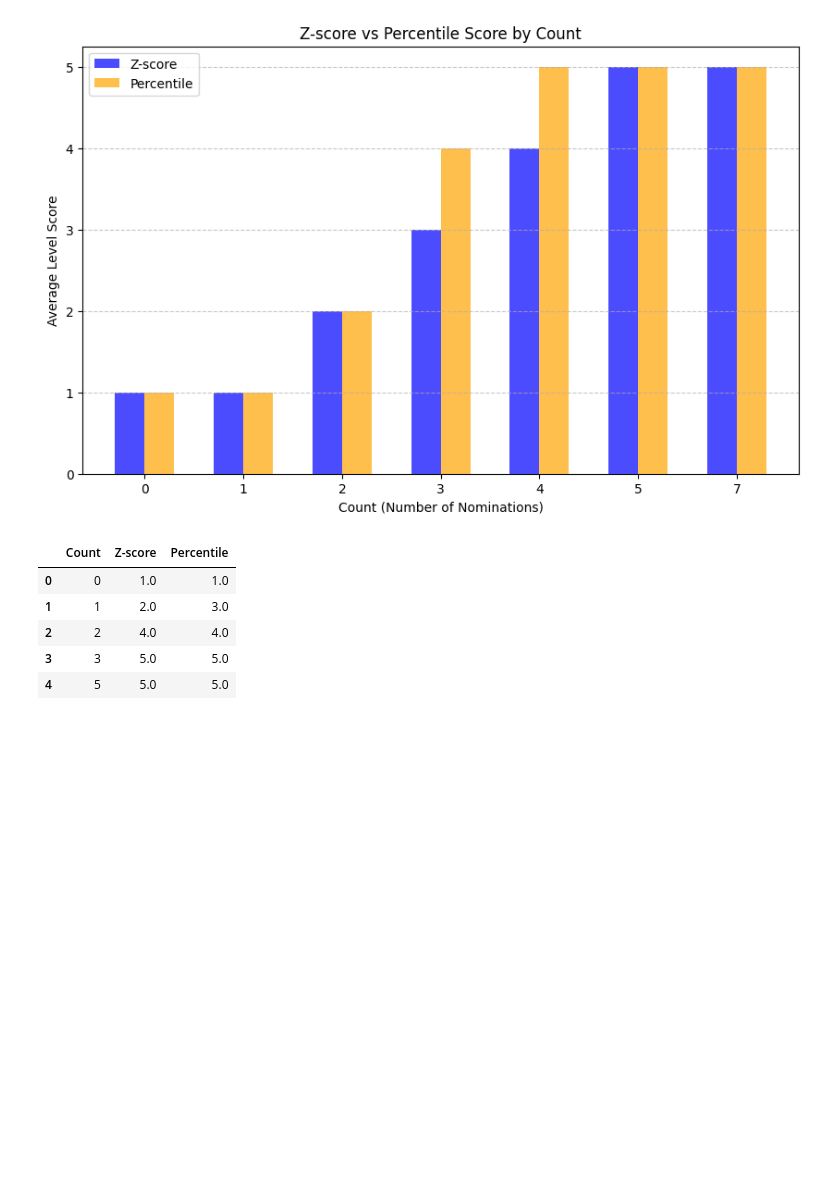
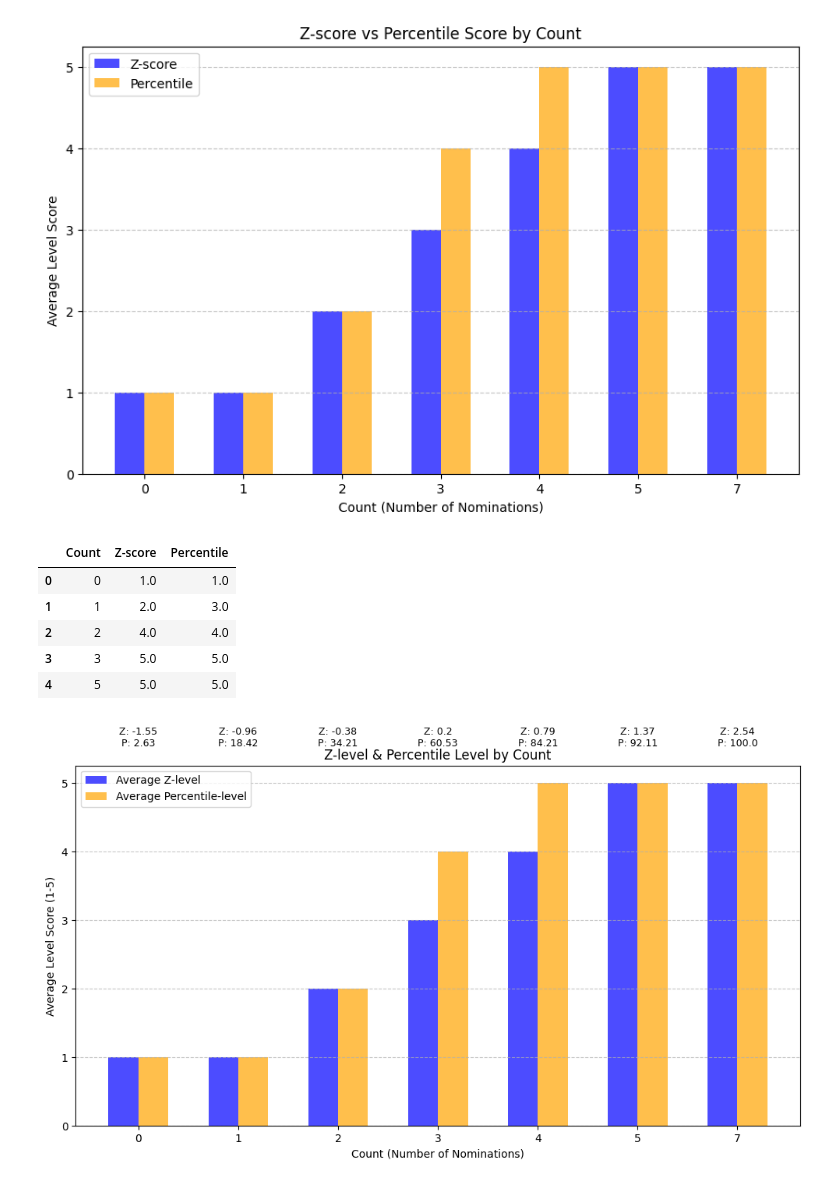
Before and after one commit to Byumin/peer, a Jupyter notebook: standard.ipynb, the cells around one changed output. Cells and saved outputs as stored; diff of their text form; code cells hidden in the pictures; blank space fills up the shorter version.

```diff
--- a/standard.ipynb
+++ b/standard.ipynb
@@ -578,3 +578,72 @@ df_grouped
 | 2 | 2 | 4.0 | 4.0 |
 | 3 | 3 | 5.0 | 5.0 |
 | 4 | 5 | 5.0 | 5.0 |
+# %%
+# 학생 목록 가져오기
+students = point_df['student_designation'].unique().tolist()
+item = ['PN8', 'PN9']
+
+# Count 값 계산
+count_values = [count_score(point_df, item, student) for student in students]
+
+# Z-score 및 Percentile Score 계산
+z_scores = [point_z_score(point_df, item, student) for student in students]
+percentiles = [point_per_score(point_df, item, student) for student in students]
+
+# 수준(Level) 계산
+scores_z = [point_z_level_score(point_df, item, student) for student in students]
+scores_per = [point_per_level_score(point_df, item, student) for student in students]
+
+# 데이터프레임 생성
+df_scores = pd.DataFrame({
+    'Student': students,
+    'Count': count_values,
+    'Z-score': z_scores,
+    'Percentile': percentiles,
+    'Z-level': scores_z,
+    'Percentile-level': scores_per
+})
+
+# Count 값별 그룹화하여 Z-score 및 Percentile Score의 고유값만 남김
+df_grouped_unique = df_scores.groupby('Count').agg(
+    Z_scores=('Z-score', lambda x: ', '.join(map(str, sorted(set(np.round(x, 2)))))),
+    Percentiles=('Percentile', lambda x: ', '.join(map(str, sorted(set(np.round(x, 2)))))),
+    Z_levels=('Z-level', lambda x: ', '.join(map(str, sorted(set(x))))),
+    Percentile_levels=('Percentile-level', lambda x: ', '.join(map(str, sorted(set(x)))))
+).reset_index()
+
+# 막대그래프 생성 (Count별 Z-score 수준 및 Percentile 수준 비교)
+fig, ax = plt.subplots(figsize=(12, 6))
+
+bar_width = 0.3  # 막대 너비 설정
+index = np.arange(len(df_grouped_unique['Count']))  # X축 인덱스
+
+# Z-score 평균 수준 막대 (파란색)
+bars1 = ax.bar(index - bar_width/2, df_scores.groupby('Count')['Z-level'].mean(),
+               bar_width, label="Average Z-level", color='blue', alpha=0.7)
+
+# Percentile 평균 수준 막대 (주황색)
+bars2 = ax.bar(index + bar_width/2, df_scores.groupby('Count')['Percentile-level'].mean(),
+               bar_width, label="Average Percentile-level", color='orange', alpha=0.7)
+
+# X축 설정 (고유한 Count 값 표시)
+ax.set_xlabel("Count (Number of Nominations)")
+ax.set_ylabel("Average Level Score (1-5)")
+ax.set_title("Z-level & Percentile Level by Count")
+ax.set_xticks(index)
+ax.set_xticklabels(df_grouped['Count'])
+ax.legend()
+
+# 각 Count 값 위에 Z-score 및 Percentile Score 표기 (레벨 제거)
+for i, (count, z_vals, per_vals) in enumerate(zip(
+    df_grouped_unique['Count'], df_grouped_unique['Z_scores'], df_grouped_unique['Percentiles']
+)):
+    text = f"Z: {z_vals}\nP: {per_vals}"  # 수준 값 (Z_Lv, P_Lv) 제거
+    ax.text(i, max(df_scores['Z-level'].max(), df_scores['Percentile-level'].max()) + 0.5,
+            text, ha='center', va='bottom', fontsize=9, color='black')
+
+# 그래프 출력
+plt.grid(axis='y', linestyle='--', alpha=0.7)
+plt.show()
+# %% [output]
+[figure, added]
```
Also changed, not shown: parts of 3 cells of this notebook.
